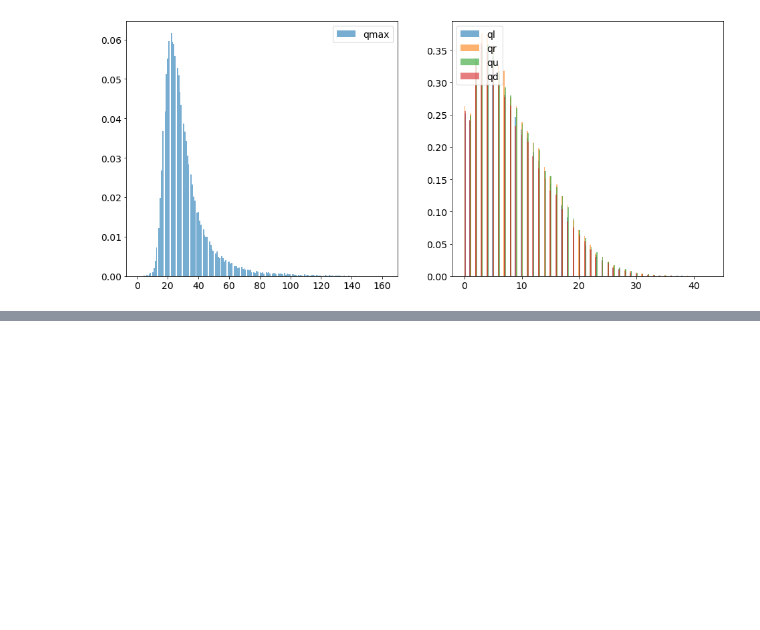
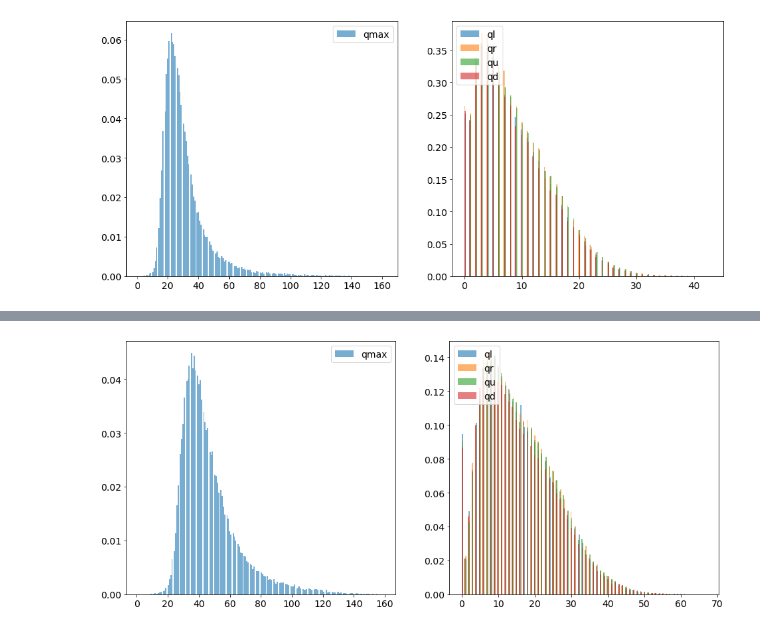
Before and after one commit to jjgomezcadenas/NextFlex, a Jupyter notebook: NB/kr_dst.ipynb, the cells around one changed output, grey strips where cells are left out. Drawn from its saved outputs; the diff is of its cells as text; code cells hidden in the pictures; blank space fills up the shorter version.

```diff
--- a/NB/kr_dst.ipynb
+++ b/NB/kr_dst.ipynb
@@ -157 +168,5 @@ q_sipm(krdst,  bins=200, figsize=(16,7), alpha=0.6)
+# %%
+q_sipm(krdst,  bins=200, figsize=(16,7), alpha=0.6)
+# %% [output]
+[figure, added]
 # %% [markdown]
```
Also changed, not shown: parts of 11 cells of this notebook, 2 other files.
